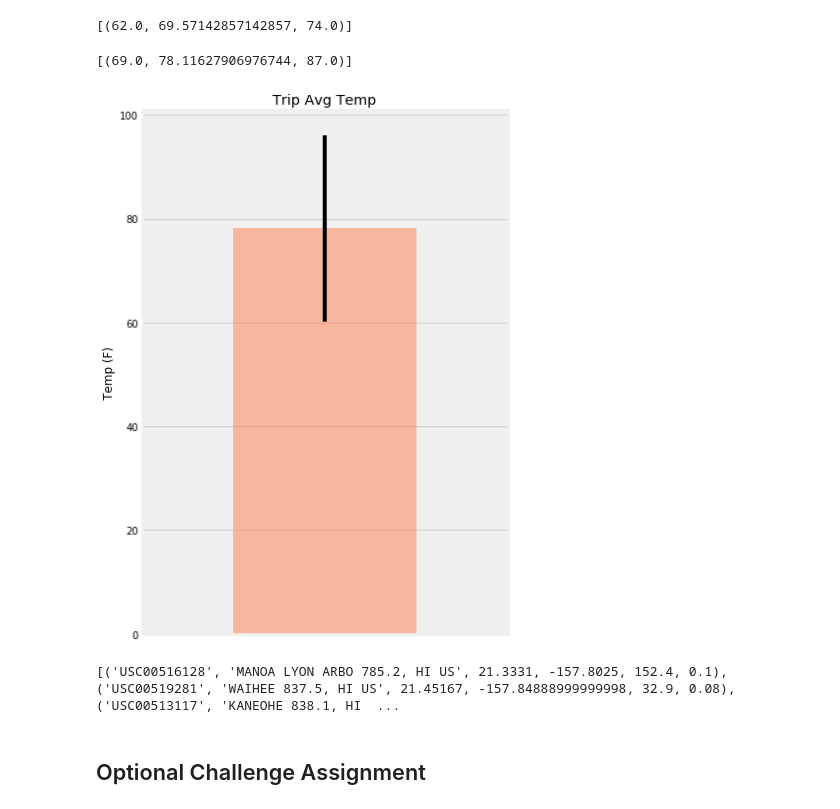
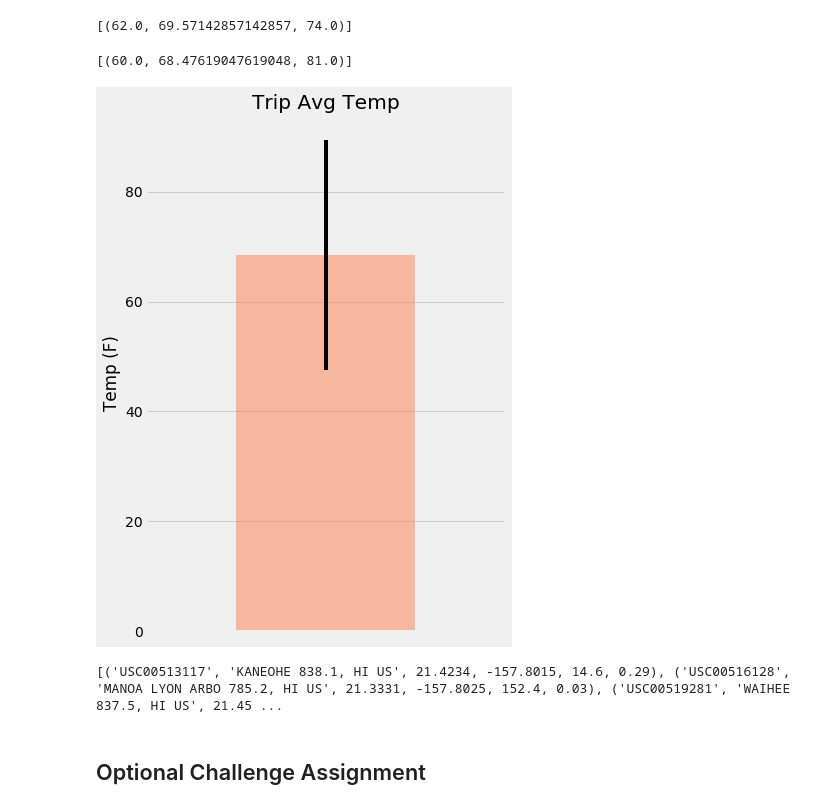
Before and after one commit to EJohnson7/SQLchemy, a Jupyter notebook: climate_starter.ipynb, the cells around one changed output. Drawn from its saved outputs; the diff is of its cells as text; code cells hidden in the pictures.

```diff
--- a/climate_starter.ipynb
+++ b/climate_starter.ipynb
@@ -49,7 +49,7 @@ query = session.query(Measurement.date).order_by(Measurement.date.desc())
 # Calculate the date 1 year ago from the last data point in the database
 last = query.first()
 last = str(last[0])
-y_ago = dt.datetime.strptime(last, "%Y-%m-%d") - dt.timedelta(days=365)
+y_ago = dt.datetime.strptime(last, "%Y-%m-%d") - dt.timedelta(days=366)
 
 # Perform a query to retrieve the data and precipitation scores
 data = session.query(Measurement.date, Measurement.prcp).filter(Measurement.date > y_ago).all()
@@ -63,7 +63,7 @@ prec_df.set_index('date', inplace=True)
 prec_df = prec_df.sort_values(by='date',ascending=True)
 
 # Use Pandas Plotting with Matplotlib to plot the data
-plt.rcParams['figure.figsize'] = [10, 5]
+#plt.rcParams['figure.figsize'] = [15, 10]
 
 prec_df.plot(title="Precipitation")
 plt.xlabel('date')
@@ -189,25 +166,26 @@ print(calc_temps('2012-02-28', '2012-03-05'))
 # %%
 # Use your previous function `calc_temps` to calculate the tmin, tavg, and tmax
 # for your trip using the previous year's data for those same dates.
-trip = calc_temps('2017-07-01','2017-07-14')
+trip = calc_temps('2017-01-01','2017-01-14')
 trip
 # %% [output]
-[(69.0, 78.11627906976744, 87.0)]
+[(60.0, 68.47619047619048, 81.0)]
 # %%
 # Plot the results from your previous query as a bar chart.
 # Use "Trip Avg Temp" as your Title
 # Use the average temperature for the y value
 # Use the peak-to-peak (tmax-tmin) value as the y error bar (yerr)
 trip_df = pd.DataFrame(trip, columns=['tmin', 'tavg', 'tmax'])
-trip_df.plot.bar(y='tavg', yerr=(trip_df['tmax'] - trip_df['tmin']), title='Trip Avg Temp', color='coral', alpha=0.5, figsize=(6,8))
+trip_df.plot.bar(y='tavg', yerr=(trip_df['tmax'] - trip_df['tmin']),
+                 title='Trip Avg Temp', color='coral', alpha=0.5, figsize=(6,8))
 plt.xticks(np.arange(1, 1.0))
 plt.ylabel("Temp (F)")
 plt.tight_layout()
 plt.gca().legend_.remove()
 plt.savefig("Images/TripAvgTemp.png")
 plt.show()
 # %% [output]
-[figure, old version]
+[figure, new version]
 # %%
 # Calculate the rainfall per weather station for your trip dates using the previous year's matching dates.
 # Sort this in descending order by precipitation amount and list the station, name, latitude, longitude, and elevation
@@ -219,11 +197,12 @@ def precipitation(start_date, end_date):
            Station.elevation,
            Measurement.prcp]
     return session.query(*list).\
-            filter(Measurement.station == Station.station).filter(Measurement.date >= start_date).filter(Measurement.date <= end_date).group_by(Measurement.station).order_by(Measurement.prcp.desc()).all()
+            filter(Measurement.station == Station.station).filter(Measurement.date >= start_date).\
+            filter(Measurement.date <= end_date).group_by(Measurement.station).order_by(Measurement.prcp.desc()).all()
 
-print(precipitation('2017-07-01','2017-07-14'))
+print(precipitation('2017-01-01','2017-01-14'))
 # %% [output]
-[('USC00516128', 'MANOA LYON ARBO 785.2, HI US', 21.3331, -157.8025, 152.4, 0.1), ('USC00519281', 'WAIHEE 837.5, HI US', 21.45167, -157.84888999999998, 32.9, 0.08), ('USC00513117', 'KANEOHE 838.1, HI  ...
+[('USC00513117', 'KANEOHE 838.1, HI US', 21.4234, -157.8015, 14.6, 0.29), ('USC00516128', 'MANOA LYON ARBO 785.2, HI US', 21.3331, -157.8025, 152.4, 0.03), ('USC00519281', 'WAIHEE 837.5, HI US', 21.45 ...
 # %% [markdown]
 ## Optional Challenge Assignment
 # %%
```
Also changed, not shown: parts of 15 cells of this notebook, 13 other files.
